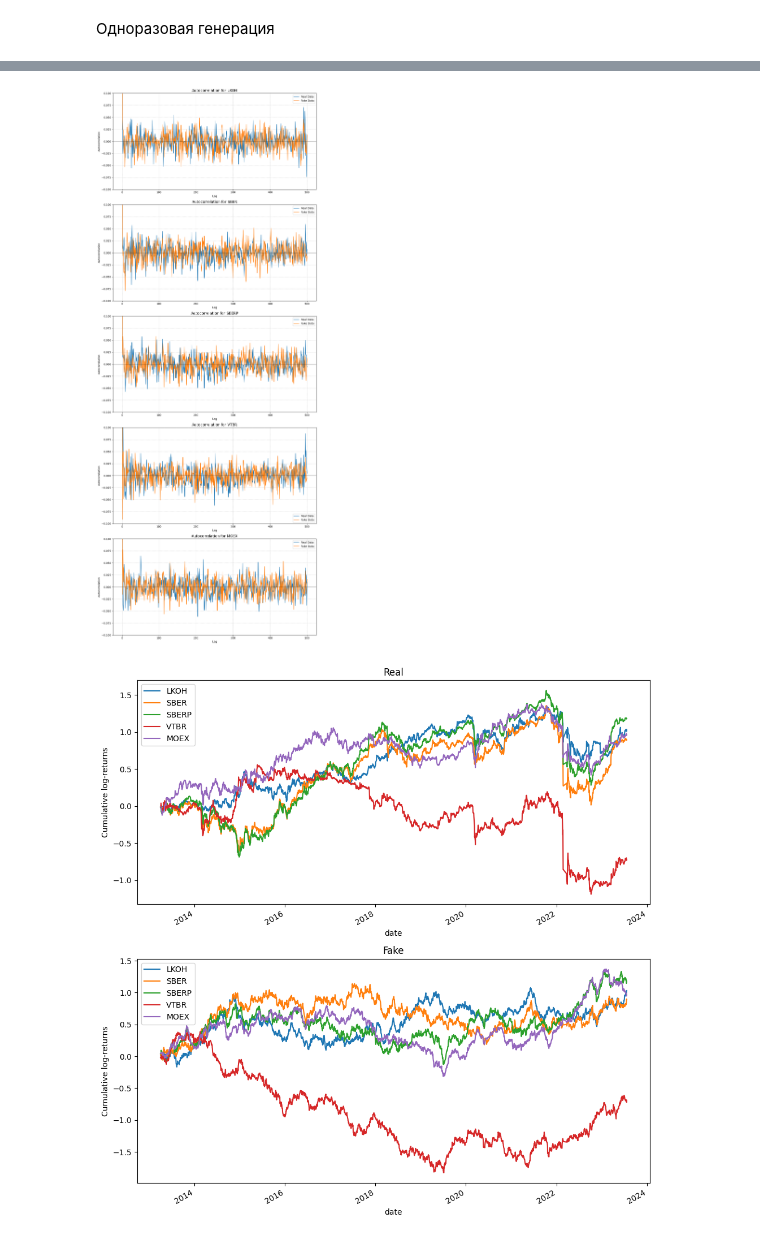
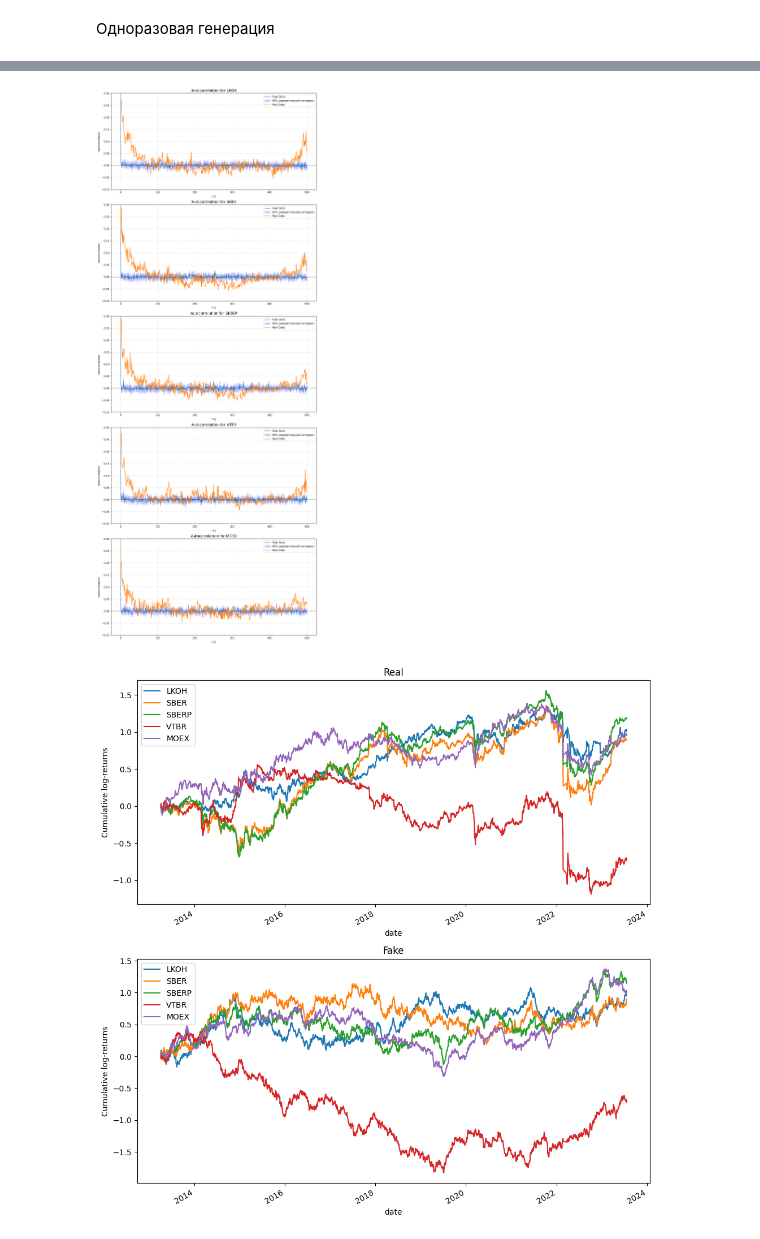
Before and after one commit to Dushese/gan-moex, a Jupyter notebook: research/gan compare with orig.ipynb, the cells around one changed output, grey strips where cells are left out. Drawn from its saved outputs; the diff is of its cells as text; code cells hidden in the pictures.

```diff
--- a/research/gan compare with orig.ipynb
+++ b/research/gan compare with orig.ipynb
@@ -223,7 +223,11 @@ from library.gan_train_loop import load_gan
 generator_my = Generator(2).to(DEVICE)
 
 load_gan('TCN', generator_my, epoch=800)
-df_returns_fake = generate_fake_returns(generator_my, df_returns_real, seed=0)
+df_returns_fakes = []
+for i in range(10):
+    print(f'{i} generation')
+    df_returns_fakes.append(generate_fake_returns(generator_my, df_returns_real, seed=i))
+df_returns_fake = df_returns_fakes[0]
 # %% [output]
 model_path =  library\models\TCN
 Load 800 epoch and 2 kernel_size checkpoint
@@ -229,0 +249,4 @@ Load 800 epoch and 2 kernel_size checkpoint
+# %%
+for i in range(100):
+    plt.plot(df_returns_fakes[i].cumsum())
+plt.show()
@@ -231,51 +256,75 @@ Load 800 epoch and 2 kernel_size checkpoint
 import matplotlib.pyplot as plt
 from statsmodels.tsa.stattools import acf
 import numpy as np
+from scipy.stats import norm
 
 # Предполагаем, что df_returns_real и df_returns_fake имеют одинаковые колонки
 columns = df_returns_real.columns
 
 # Создаем subplot для каждой колонки
 fig, axes = plt.subplots(len(columns), 1, figsize=(12, 6*len(columns)))
 if len(columns) == 1:
     axes = [axes]  # Чтобы работало с одной колонкой
 
 # Параметры
 max_lag = 500  # Максимальный лаг для отображения
-alpha = 0.05  # Уровень значимости для доверительного интервала
-
 for i, col in enumerate(columns):
     # Вычисляем автокорреляцию и доверительные интервалы для реальных данных
-    acf_real, confint_real = acf(df_returns_real[col], nlags=max_lag, alpha=alpha, fft=False)
+    acf_fakes = []
+    for df_returns_fake in df_returns_fakes:
+        acf_fakes.append(acf(np.abs(df_returns_fake[col]), nlags=max_lag, alpha=alpha, fft=False)[0])
+    acf_fakes = np.array(acf_fakes)
+    acf_fake = acf_fakes.mean(axis=0)
 
     # Вычисляем автокорреляцию для фейковых данных
-    acf_fake = acf(df_returns_fake[col], nlags=max_lag, fft=False)
+    acf_real = acf(np.abs(df_returns_real[col]), nlags=max_lag, fft=False)
+
+    # доверительный интервал
+    # Среднее и стандартное отклонение по реализациям (для каждой временной точки)
+    mean = np.mean(acf_fakes, axis=0)
+    std = np.std(acf_fakes, axis=0, ddof=1)  # ddof=1 для несмещённой оценки
+
+    # Критическое значение z для 95% доверительного интервала
+    confidence = 0.95
+    alpha = 1 - confidence
+    z_crit = norm.ppf(1 - alpha / 2)  # ≈1.96 для 95% ДИ
+
+    # Доверительный интервал
+    margin_of_error = z_crit * std / np.sqrt(len(df_returns_fakes))
+    ci_lower = mean - margin_of_error
+    ci_upper = mean + margin_of_error
+
 
     # Лаги для оси X
     lags = np.arange(max_lag + 1)
 
     # График для реальных данных с доверительным интервалом
-    axes[i].plot(lags, acf_real, label='Real Data')
-    # axes[i].fill_between(lags,
-    #                    confint_real[:, 0] - acf_real,
-    #                    confint_real[:, 1] - acf_real,
-    #                    color='blue', alpha=0.2, label='95% CI (Real)')
+    axes[i].plot(lags, acf_fake, label='Fake Data')
+
+    axes[i].fill_between(
+        range(acf_fake.shape[0]),
+        ci_lower,
+        ci_upper,
+        color='blue',
+        alpha=0.2,
+        label='95% доверительный интервал'
+    )
 
     # График для фейковых данных
-    axes[i].plot(lags, acf_fake, label='Fake Data')
+    axes[i].plot(lags, acf_real, label='Real Data')
 
     axes[i].axhline(y=0, color='black', linestyle='-', linewidth=0.5)
     axes[i].set_title(f'Autocorrelation for {col}', fontsize=14)
     axes[i].set_xlabel('Lag')
     axes[i].set_ylabel('Autocorrelation')
-    axes[i].set_ylim(-0.1, 0.1)
+    axes[i].set_ylim(-0.1, 0.3)
     axes[i].legend()
     axes[i].grid(True, linestyle='--', alpha=0.6)
 
 plt.tight_layout()
 plt.show()
 # %% [output]
-[figure, old version]
+[figure, new version]
 # %%
 fig, (ax1, ax2) = plt.subplots(2, 1, figsize=(10, 10))
 
```
Also changed, not shown: parts of 5 cells of this notebook.
